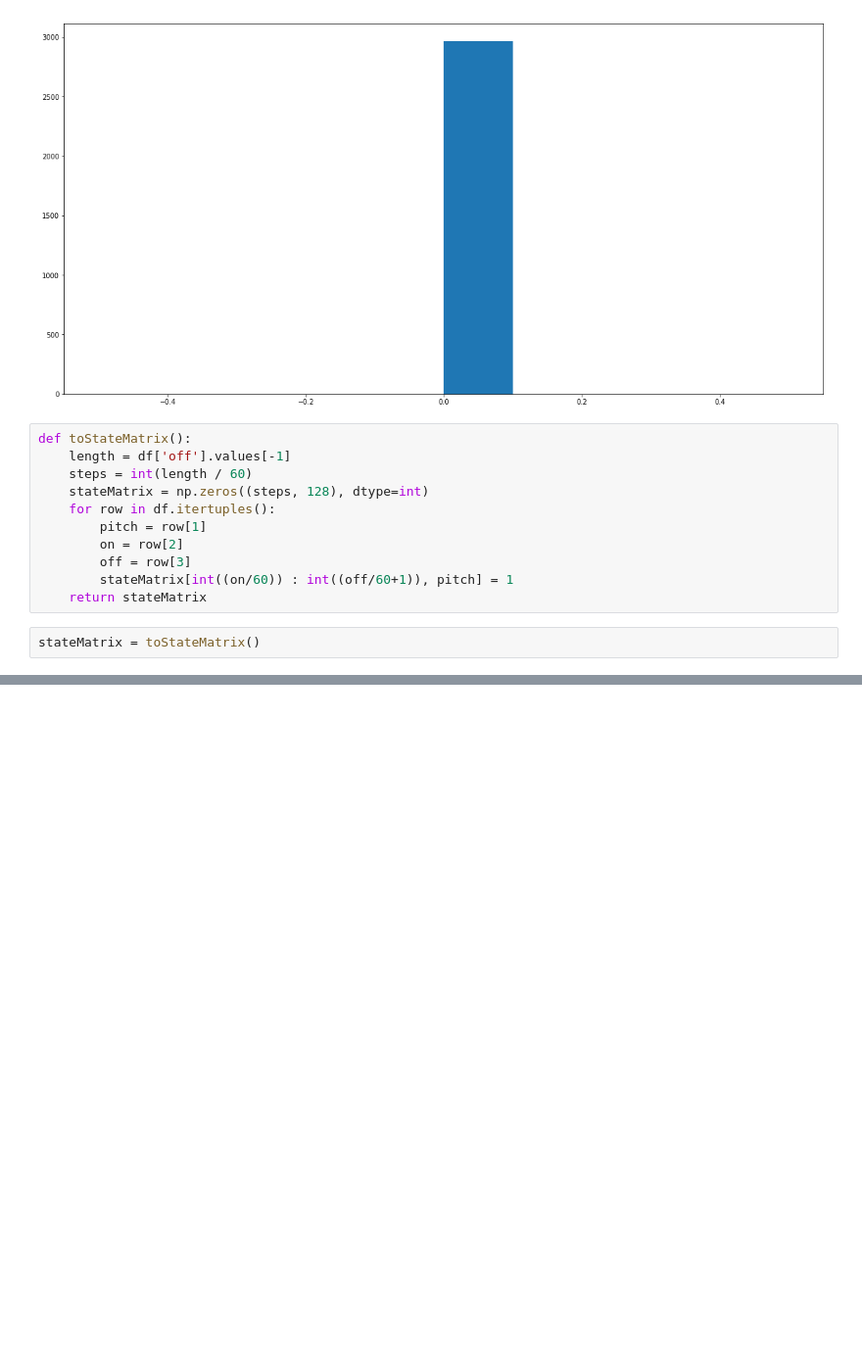
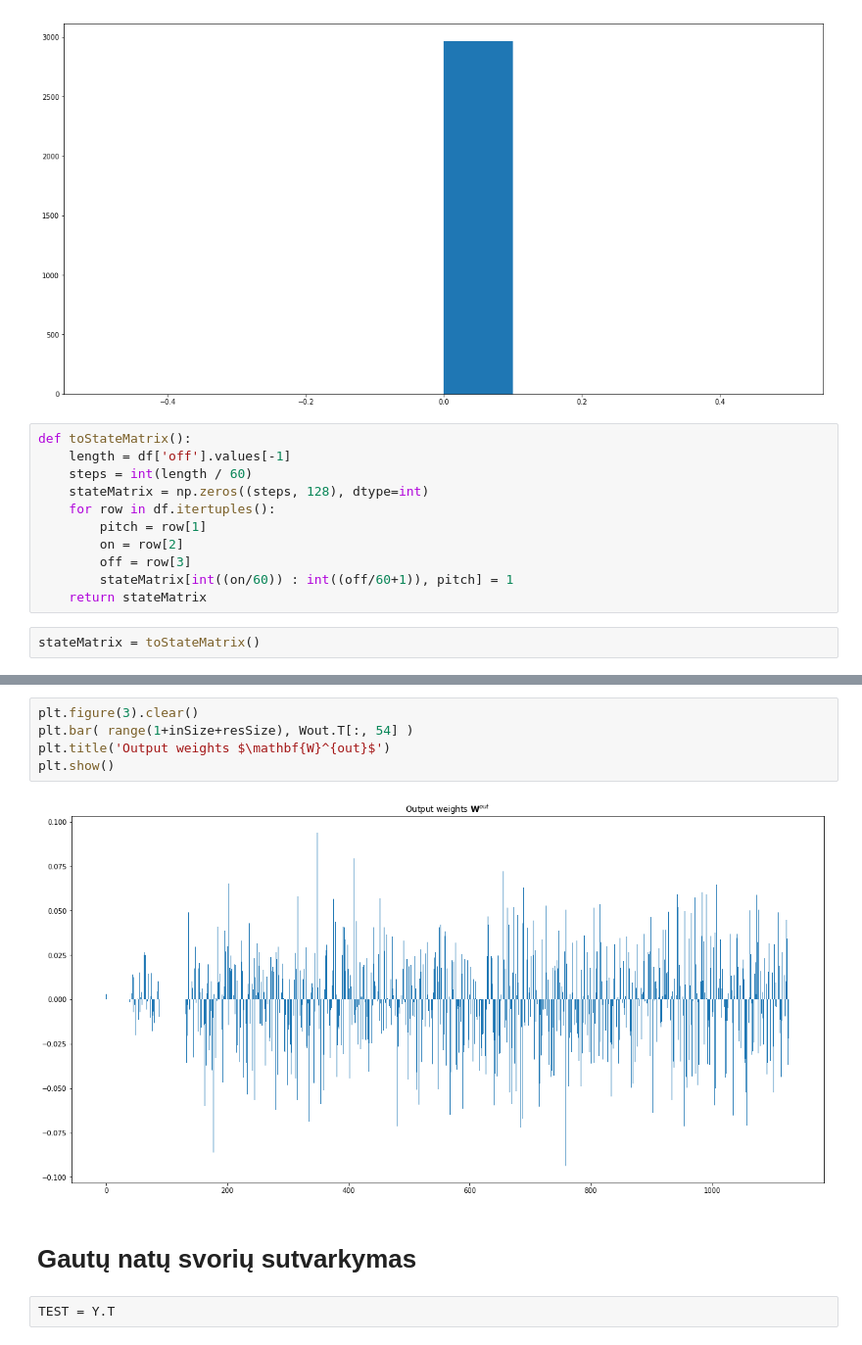
Before and after one commit to AzisK/Music-experiment, a Jupyter notebook: readNotes.ipynb, the cells around one changed output, grey strips where cells are left out. Shown at 98% size. Cells and saved outputs as stored; diff of their text form; blank space fills up the shorter version.

```diff
--- a/readNotes.ipynb
+++ b/readNotes.ipynb
@@ -197,0 +342,11 @@ toMidi()
+# %%
+plt.figure(3).clear()
+plt.bar( range(1+inSize+resSize), Wout.T[:, 54] )
+plt.title('Output weights $\mathbf{W}^{out}$')
+plt.show()
+# %% [output]
+[figure, added]
+# %% [markdown]
+# Gautų natų svorių sutvarkymas
+# %%
+TEST = Y.T
```
Also changed, not shown: parts of 30 cells of this notebook, 1 other file.
